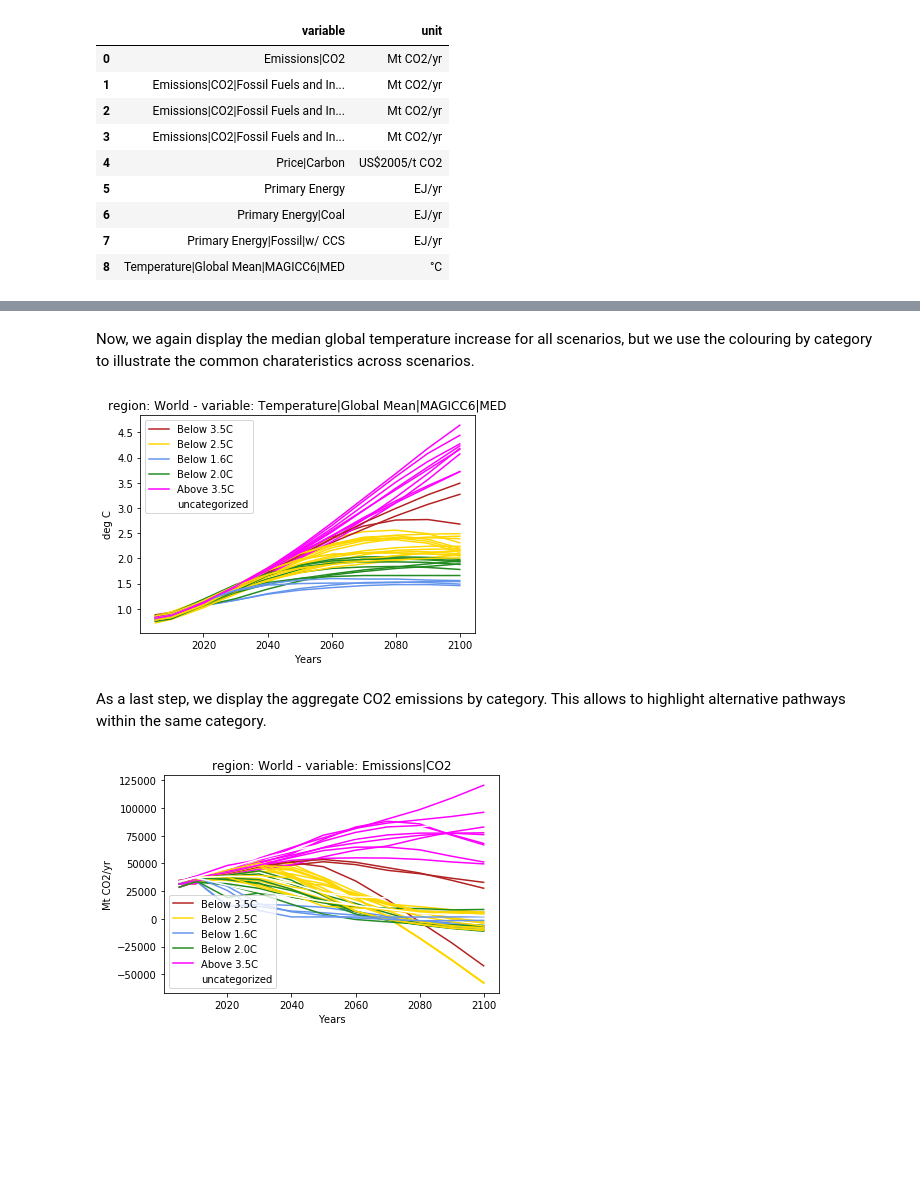
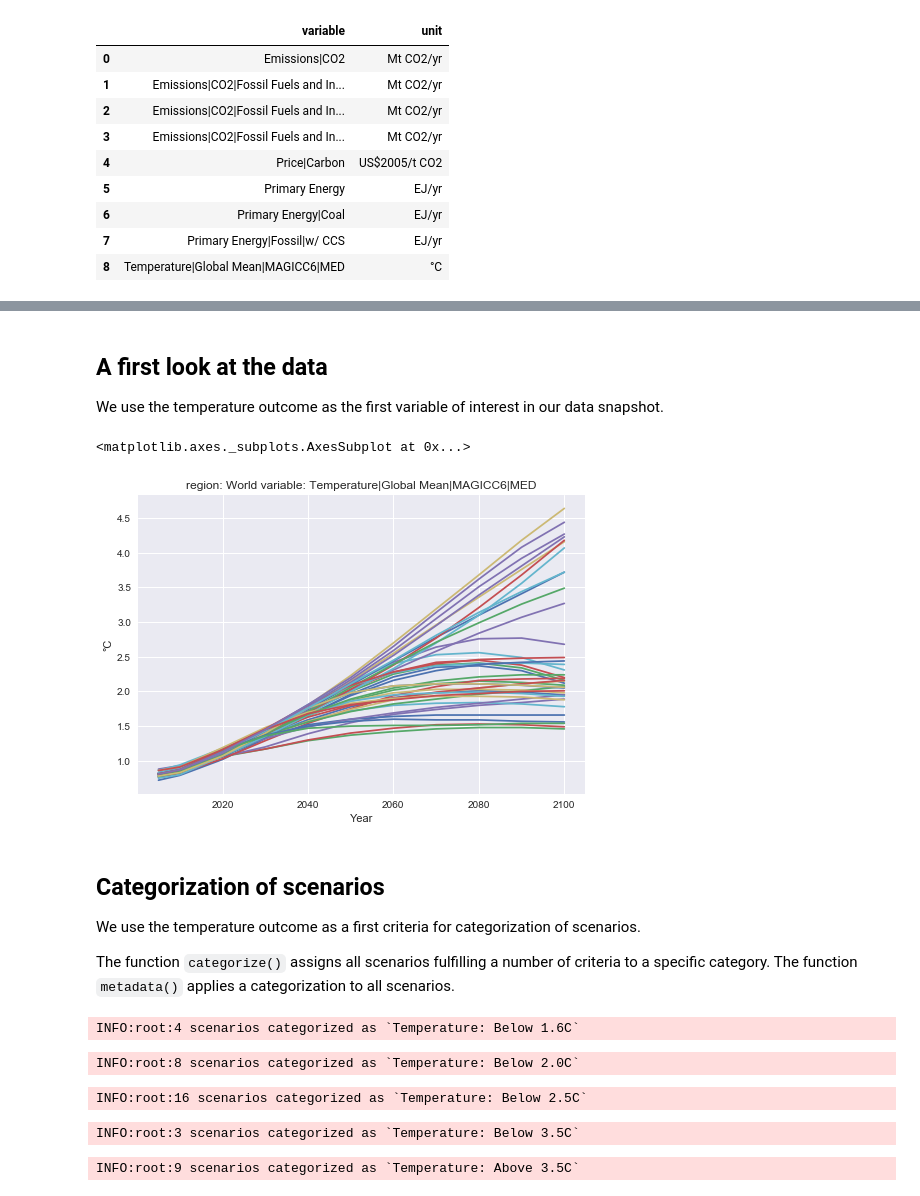
Before and after one commit to danielhuppmann/ene-present.github.io, a Jupyter notebook: cdlinks-delhi2018/pyam-cdlinks_delhi2018.ipynb, the cells around one changed output, grey strips where cells are left out. Cells and saved outputs as stored; diff of their text form; code cells hidden in the pictures; blank space fills up the shorter version.

Commit message:
updated presentation for categorization using refactored pyam

```diff
--- a/cdlinks-delhi2018/pyam-cdlinks_delhi2018.ipynb
+++ b/cdlinks-delhi2018/pyam-cdlinks_delhi2018.ipynb
@@ -445,15 +156,15 @@ df.category('uncategorized', display='list')
-# %% [markdown]
-Now, we again display the median global temperature increase for all scenarios, but we use the colouring by category to illustrate the common charateristics across scenarios.
-# %%
-df.plot_lines({'variable': 'Temperature*'}, color_by_cat=True)
-# %% [output]
-[figure, removed]
-# %% [markdown]
-As a last step, we display the aggregate CO2 emissions by category. This allows to highlight alternative pathways within the same category.
-# %%
-df.plot_lines(
-    {'variable': 'Emissions|CO2', 'region': 'World'},
-    color_by_cat=True
-)
-# %% [output]
-[figure, removed]
+# %% [markdown]
+## A first look at the data
+We use the temperature outcome as the first variable of interest in our data snapshot.
+# %%
+v = 'Temperature|Global Mean|MAGICC6|MED'
+df.filter({'region': 'World', 'variable': v}).line_plot(legend=False)
+# %% [output]
+<matplotlib.axes._subplots.AxesSubplot at 0x...>
+[figure, added]
+# %% [markdown]
+## Categorization of scenarios
+We use the temperature outcome as a first criteria for categorization of scenarios.
+
+The function `categorize()` assigns all scenarios fulfilling a number of criteria to a specific category.
+The function `metadata()` applies a categorization to all scenarios.
@@ -459,0 +173,40 @@ df.plot_lines(
+# %%
+df.categorize(
+    'Temperature', 'Below 1.6C',
+    criteria={v: {'up': 1.6, 'year': 2100}},
+    color='cornflowerblue'
+)
+# %% [output]
+INFO:root:4 scenarios categorized as `Temperature: Below 1.6C`
+# %%
+df.categorize(
+    'Temperature', 'Below 2.0C',
+    criteria={'Temperature|Global Mean|MAGICC6|MED': {'up': 2.0, 'lo': 1.6, 'year': 2100}},
+    color='forestgreen'
+)
+# %% [output]
+INFO:root:8 scenarios categorized as `Temperature: Below 2.0C`
+# %%
+df.categorize(
+    'Temperature', 'Below 2.5C',
+    criteria={v: {'up': 2.5, 'lo': 2.0, 'year': 2100}},
+    color='gold'
+)
+# %% [output]
+INFO:root:16 scenarios categorized as `Temperature: Below 2.5C`
+# %%
+df.categorize(
+    'Temperature', 'Below 3.5C',
+     criteria={v: {'up': 3.5, 'lo': 2.5, 'year': 2100}},
+     color='firebrick'
+)
+# %% [output]
+INFO:root:3 scenarios categorized as `Temperature: Below 3.5C`
+# %%
+df.categorize(
+    'Temperature', 'Above 3.5C',
+    criteria={v: {'lo': 3.5, 'year': 2100}},
+    color='magenta'
+)
+# %% [output]
+INFO:root:9 scenarios categorized as `Temperature: Above 3.5C`
```
Also changed, not shown: parts of 54 cells of this notebook, 1 other file.
